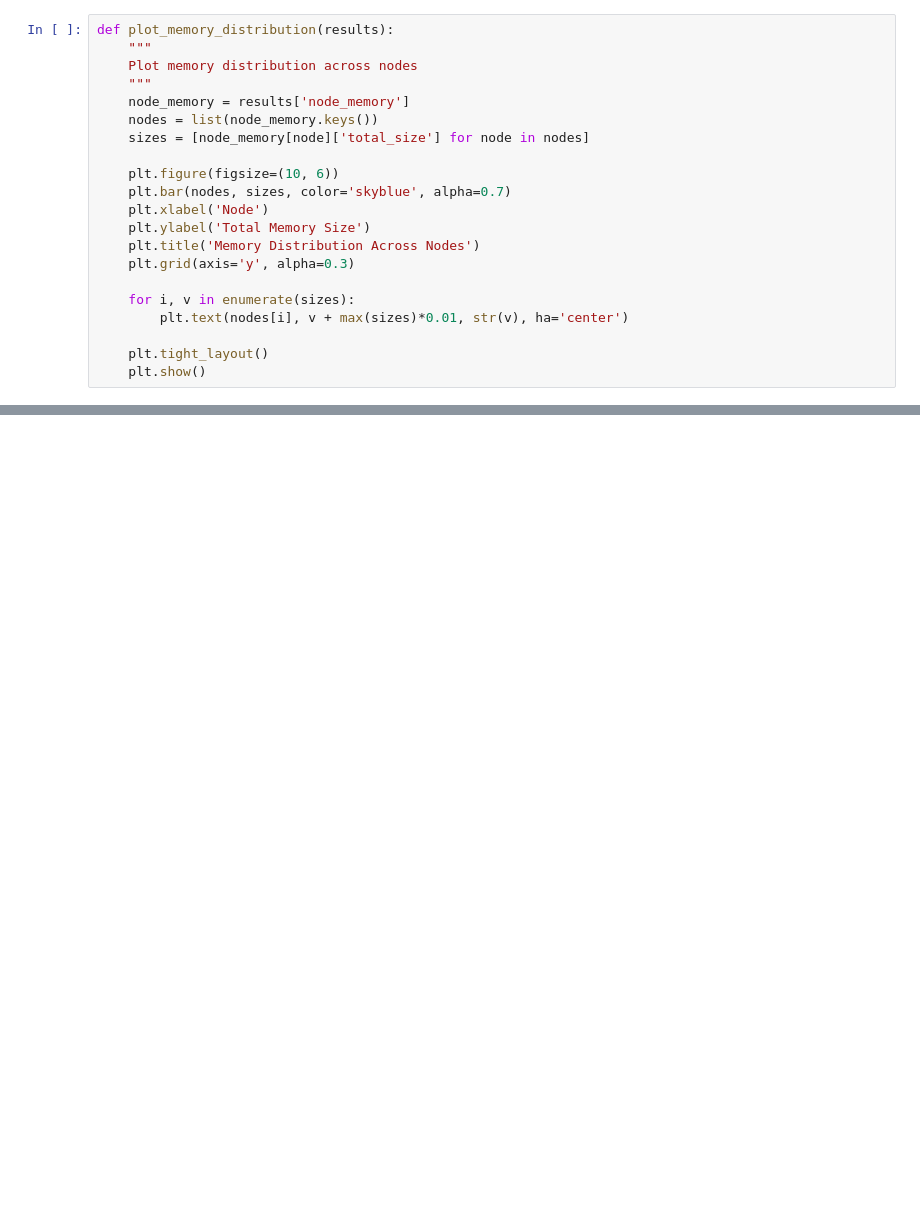
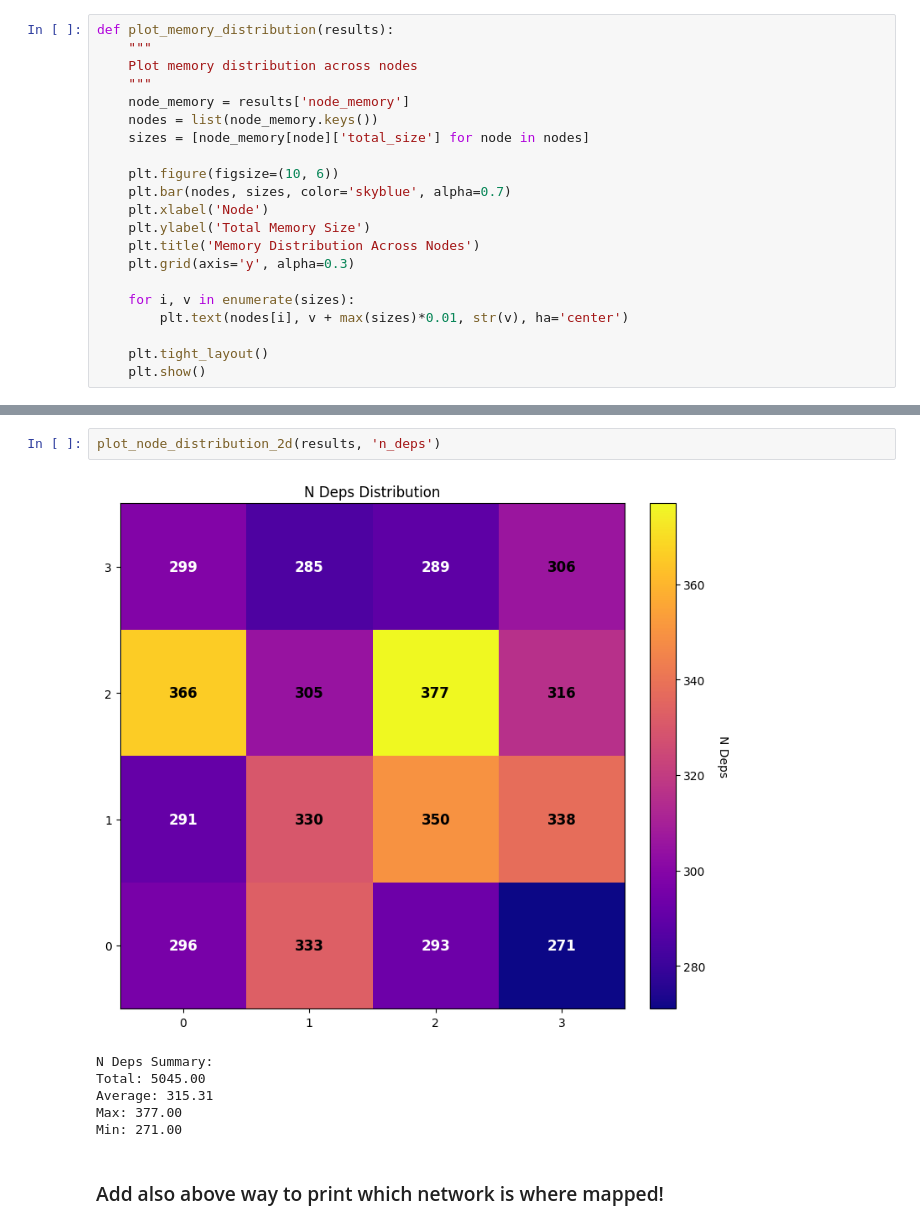
Before and after one commit to jjastrz14/ReNOS, a Jupyter notebook: notebooks/resources_imshow.ipynb, the cells around one changed output, grey strips where cells are left out. Saved outputs shown, nothing was run; the diff lists cells and outputs as text; blank space fills up the shorter version.

```diff
--- a/notebooks/resources_imshow.ipynb
+++ b/notebooks/resources_imshow.ipynb
@@ -311,0 +379,11 @@ Grid mapping (for 4x4 grid) in KB:
+# %%
+plot_node_distribution_2d(results, 'n_deps')
+# %% [output]
+[figure, added]
+N Deps Summary:
+Total: 5045.00
+Average: 315.31
+Max: 377.00
+Min: 271.00
+# %% [markdown]
+### Add also above way to print which network is where mapped!
```
Also changed, not shown: parts of 9 cells of this notebook, 2 other files.
